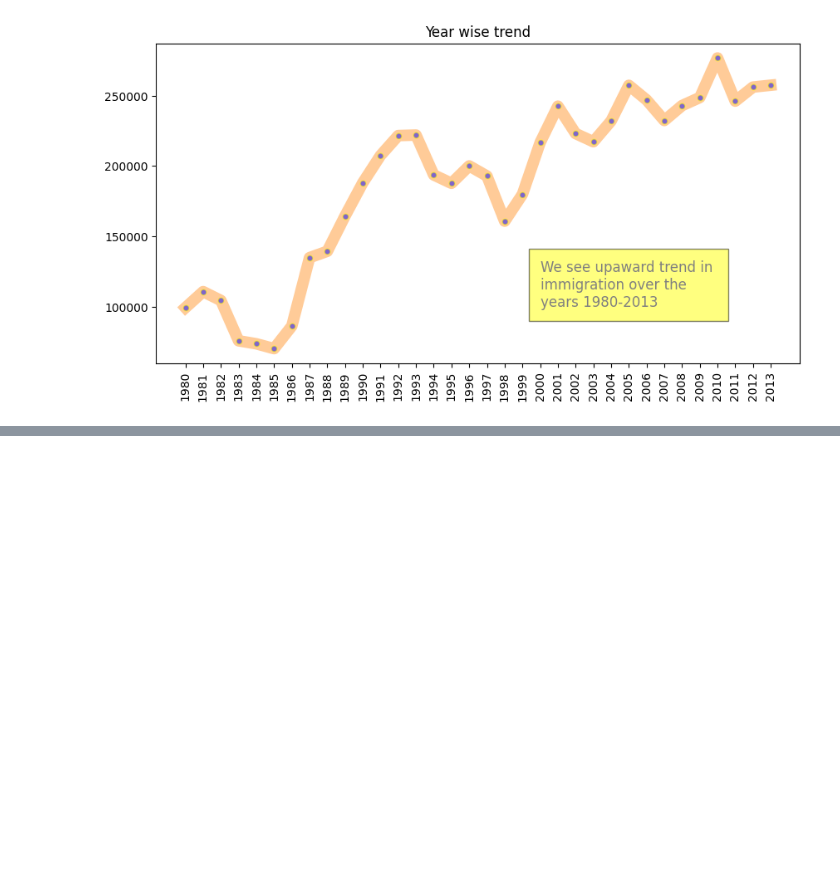
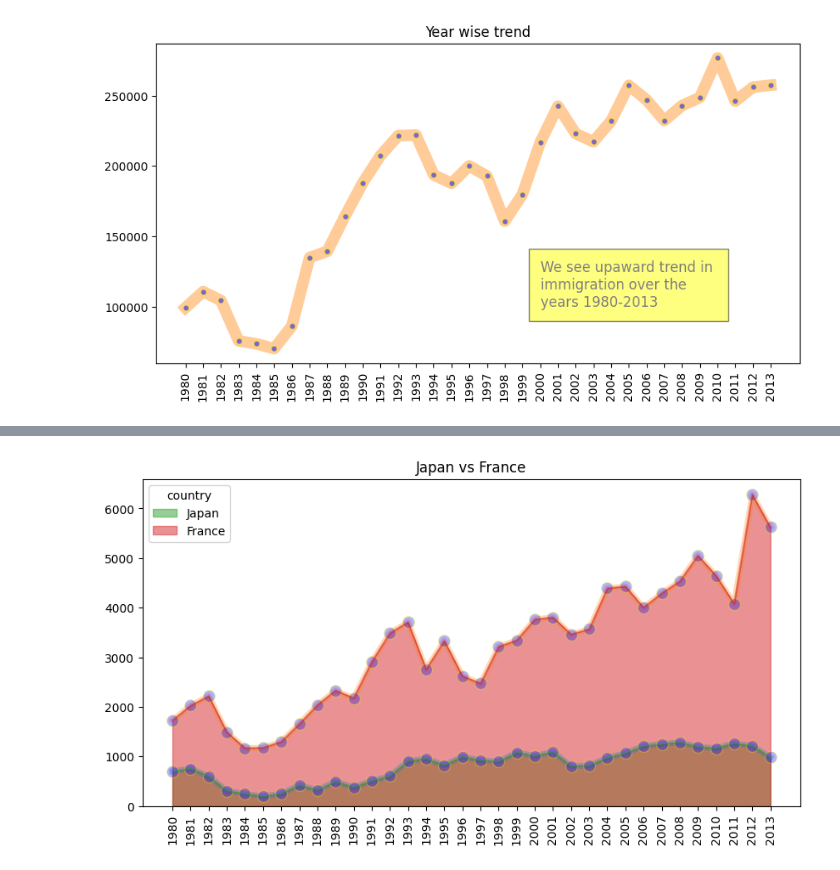
Before and after one commit to Vanshaj14Mohan/Python-data-science, a Jupyter notebook: immigration_analysis/data/analysis.ipynb, the cells around one changed output, grey strips where cells are left out. Drawn from its saved outputs; the diff is of its cells as text; code cells hidden in the pictures; blank space fills up the shorter version.

```diff
--- a/immigration_analysis/data/analysis.ipynb
+++ b/immigration_analysis/data/analysis.ipynb
@@ -303,0 +351,4 @@ Text(20, 100000, 'We see upaward trend in \nimmigration over the \nyears 1980-20
+# %%
+country_wise_immigration(["Japan", "France"])
+# %% [output]
+[figure, added]
```
Also changed, not shown: parts of 16 cells of this notebook.
